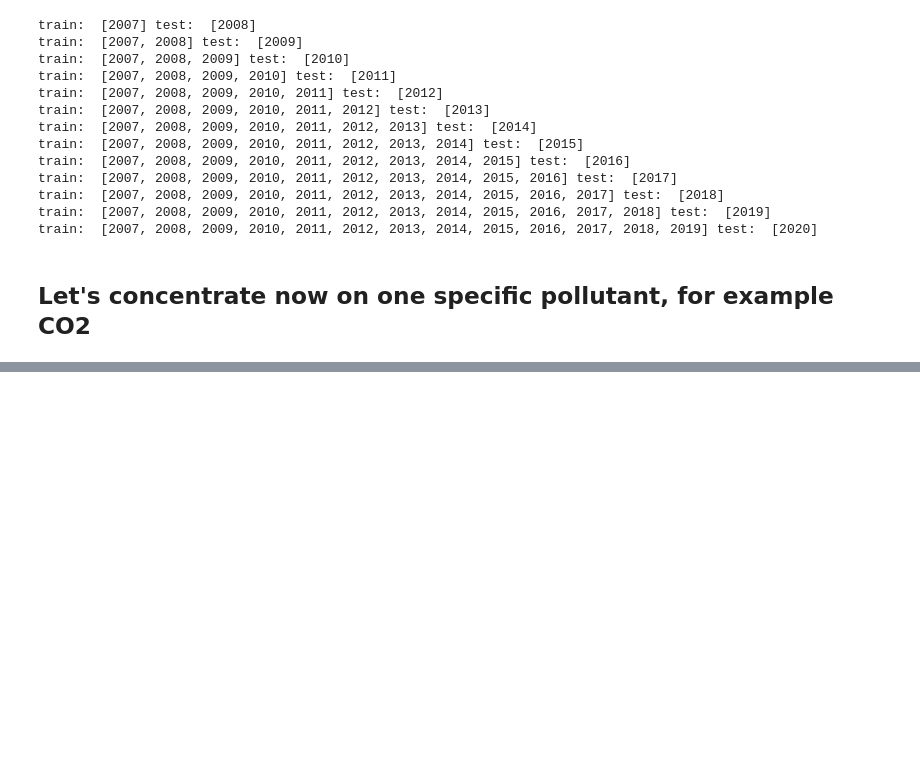
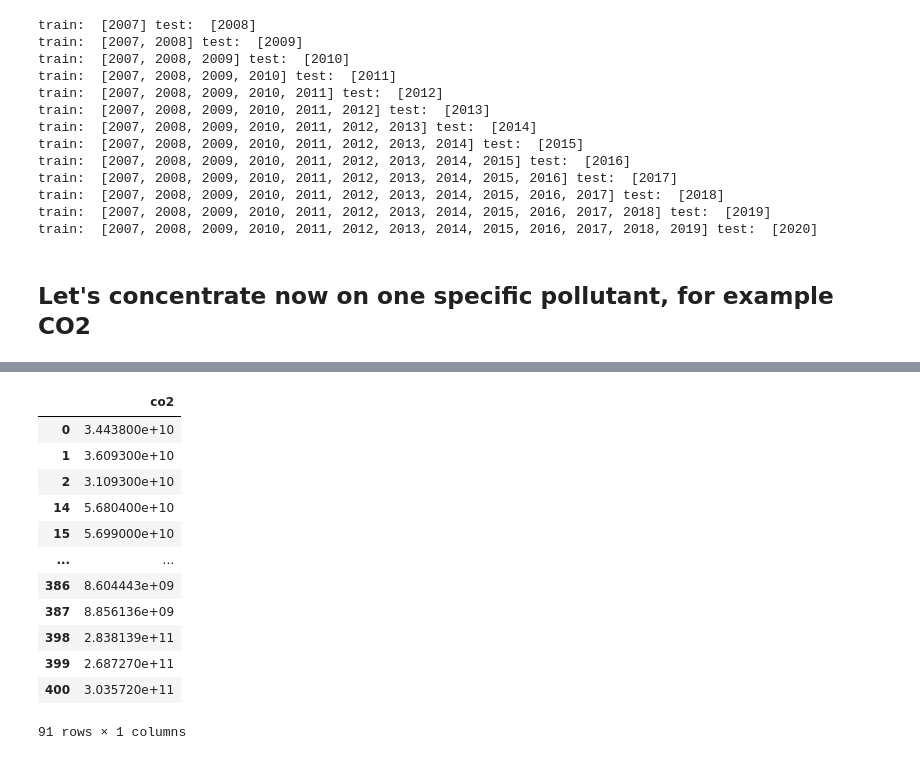
Before and after one commit to taredalen/AirPollutionPrediction, a Jupyter notebook: prediction/F1Prediction.ipynb, the cells around one changed output, grey strips where cells are left out. Cells and saved outputs as stored; diff of their text form; code cells hidden in the pictures; blank space fills up the shorter version.

```diff
--- a/prediction/F1Prediction.ipynb
+++ b/prediction/F1Prediction.ipynb
@@ -211,2 +247,18 @@ splits_pollutant = get_test_train(selected_pollutant)
+# %%
+display(splits_pollutant['train'][2][[selected_pollutant]])
+# %% [output]
+|  | co2 |
+| 0 | 3.443800e+10 |
+| 1 | 3.609300e+10 |
+| 2 | 3.109300e+10 |
+| 14 | 5.680400e+10 |
+| 15 | 5.699000e+10 |
+| ... | ... |
+| 386 | 8.604443e+09 |
+| 387 | 8.856136e+09 |
+| 398 | 2.838139e+11 |
+| 399 | 2.687270e+11 |
+| 400 | 3.035720e+11 |
+91 rows × 1 columns
 # %%
 # train:  [2007, 2008, 2009] test:  [2010]
```
Also changed, not shown: parts of 7 cells of this notebook.
